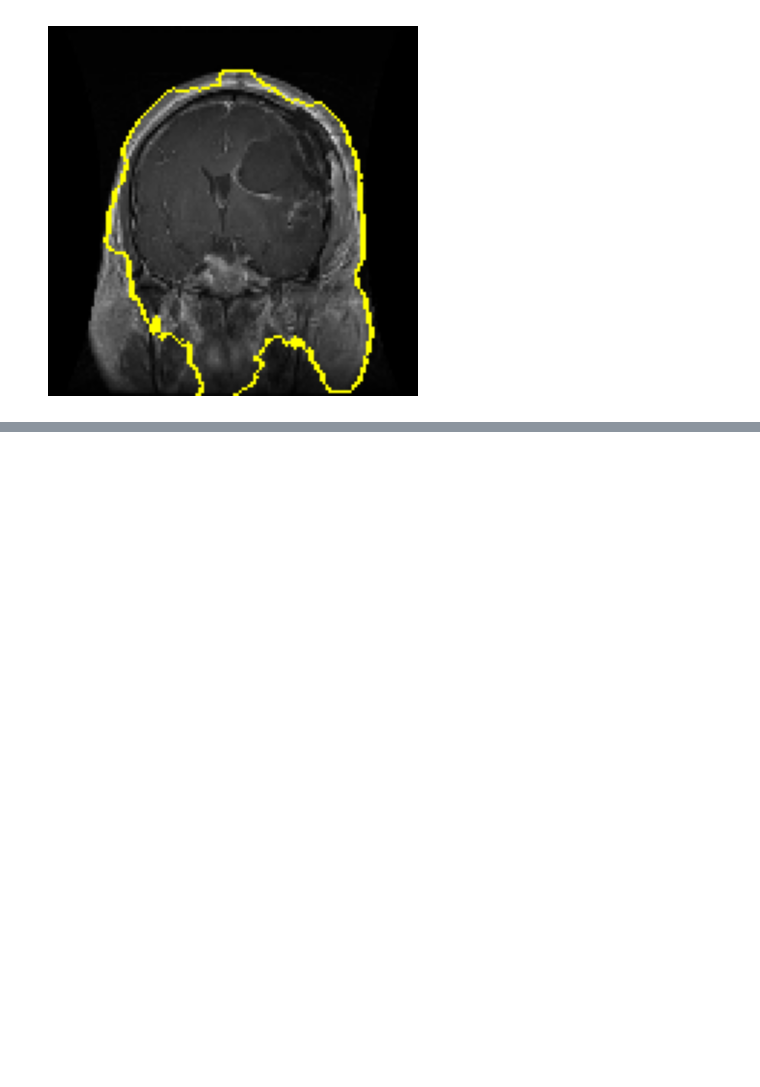
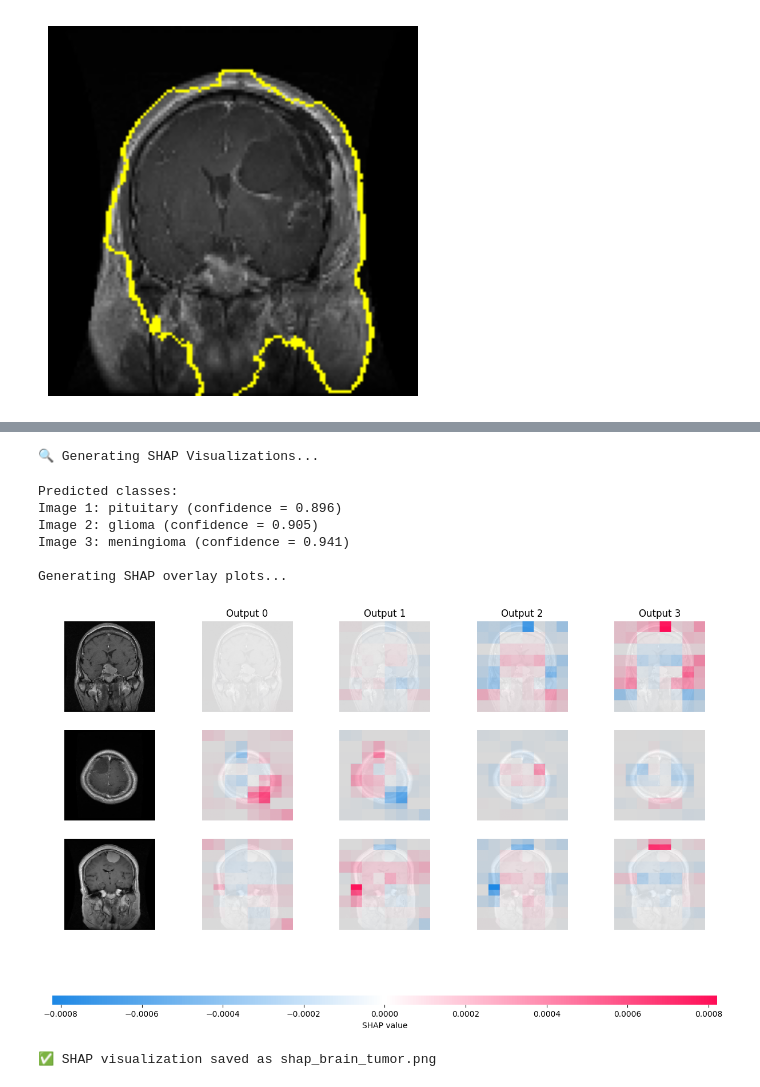
Before and after one commit to Mohamed3alaa/NIC_project, a Jupyter notebook: NIC_project.ipynb, the cells around one changed output, grey strips where cells are left out. Drawn from its saved outputs; the diff is of its cells as text; code cells hidden in the pictures; blank space fills up the shorter version.

```diff
--- a/NIC_project.ipynb
+++ b/NIC_project.ipynb
@@ -659,0 +1040,62 @@ plt.axis("off")
+# %%
+# ==========================================
+# SHAP VISUALIZATION
+# ==========================================
+print("\n🔍 Generating SHAP Visualizations...")
+
+import shap
+import numpy as np
+import matplotlib.pyplot as plt
+
+# Get test samples
+x_batch, _ = next(val_data)
+test_instances = x_batch[:3]   # (3, 128, 128, 3)
+
+# Prediction wrapper
+def model_predict(data):
+    return model.predict(data, verbose=0)
+
+# Image masker
+masker = shap.maskers.Image(
+    "blur(128,128)",   # try: "inpaint_telea" or "inpaint_ns"
+    (128, 128, 3)
+)
+
+# Create explainer
+explainer = shap.Explainer(model_predict, masker)
+
+# Compute SHAP values
+shap_values = explainer(
+    test_instances,
+    max_evals=800,
+    batch_size=16
+)
+
+# Predictions
+predictions = model.predict(test_instances, verbose=0)
+predicted_classes = np.argmax(predictions, axis=1)
+class_names = sorted(classes)
+
+print("\nPredicted classes:")
+for i, idx in enumerate(predicted_classes):
+    print(f"Image {i+1}: {class_names[idx]} "
+          f"(confidence = {predictions[i][idx]:.3f})")
+
+# SHAP overlay plots
+print("\nGenerating SHAP overlay plots...")
+shap.image_plot(shap_values, test_instances, show=True)
+
+plt.savefig("shap_brain_tumor.png", bbox_inches="tight")
+plt.close()
+
+print("\n✅ SHAP visualization saved as shap_brain_tumor.png")
+# %% [output]
+🔍 Generating SHAP Visualizations...
+Predicted classes:
+Image 1: pituitary (confidence = 0.896)
+Image 2: glioma (confidence = 0.905)
+Image 3: meningioma (confidence = 0.941)
+
+Generating SHAP overlay plots...
+[figure, added]
+✅ SHAP visualization saved as shap_brain_tumor.png
```
Also changed, not shown: parts of 16 cells of this notebook.
